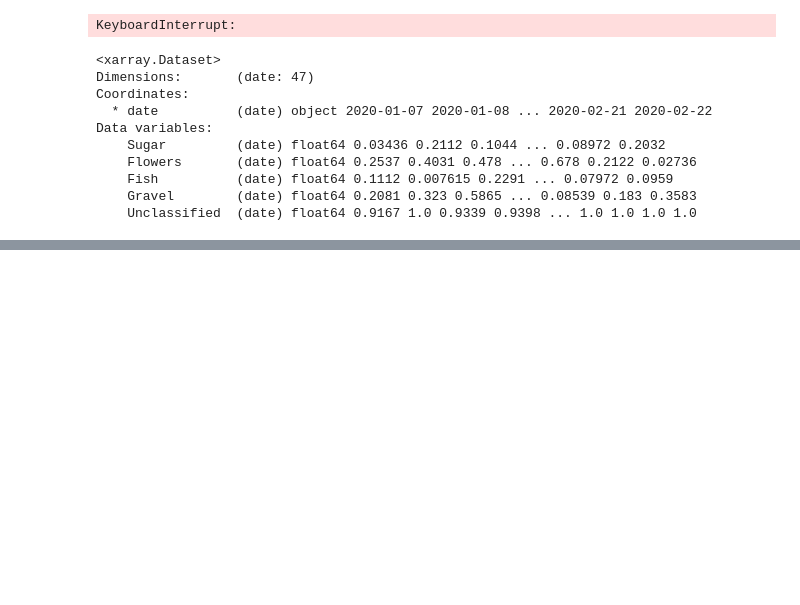
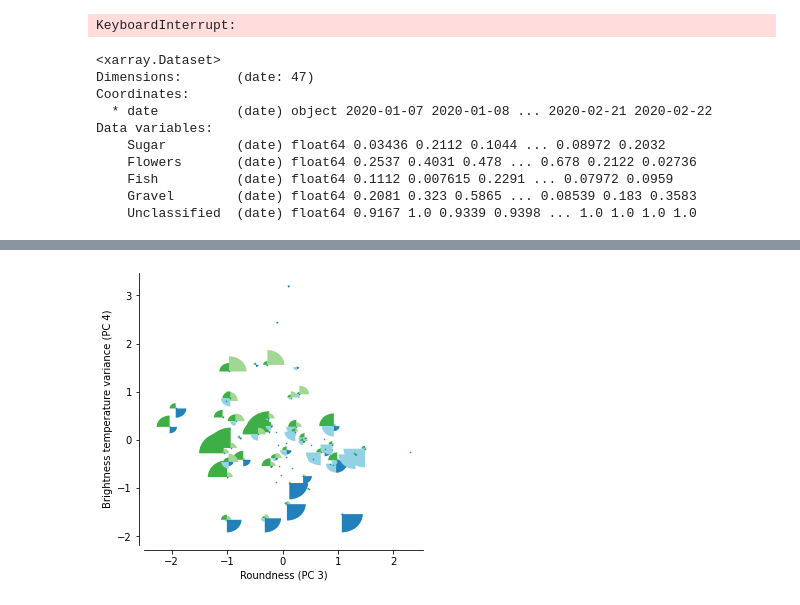
Before and after one commit to martinjanssens/cloudmetrics-c3ontext, a Jupyter notebook: compare-C3ONTEXT.ipynb, the cells around one changed output, grey strips where cells are left out. Saved outputs shown, nothing was run; the diff lists cells and outputs as text; code cells hidden in the pictures; blank space fills up the shorter version.

```diff
--- a/compare-C3ONTEXT.ipynb
+++ b/compare-C3ONTEXT.ipynb
@@ -309 +371,12 @@ plot_wedges_sgff(ds_pca_date[pcs],
+# %%
+pcs = [2,3]
+ax = plot_wedges_sgff(ds_pca_date[pcs],
+                      pcs,
+                      ds_sgff_date,
+                      xlab='Roundness (PC 3)',
+                      ylab='Brightness temperature variance (PC 4)',
+                      legend=False)
+plt.savefig('Figures/cloudmetrics-sgff-pc34.pdf', bbox_inches='tight')
+# %% [output]
+[figure, added]
 # %%
```
Also changed, not shown: parts of 9 cells of this notebook, 11 other files.
